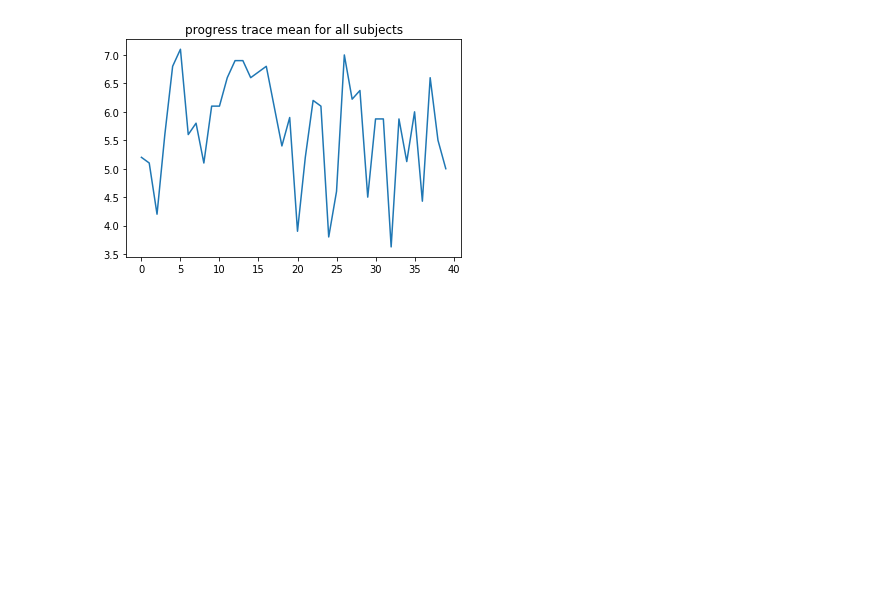
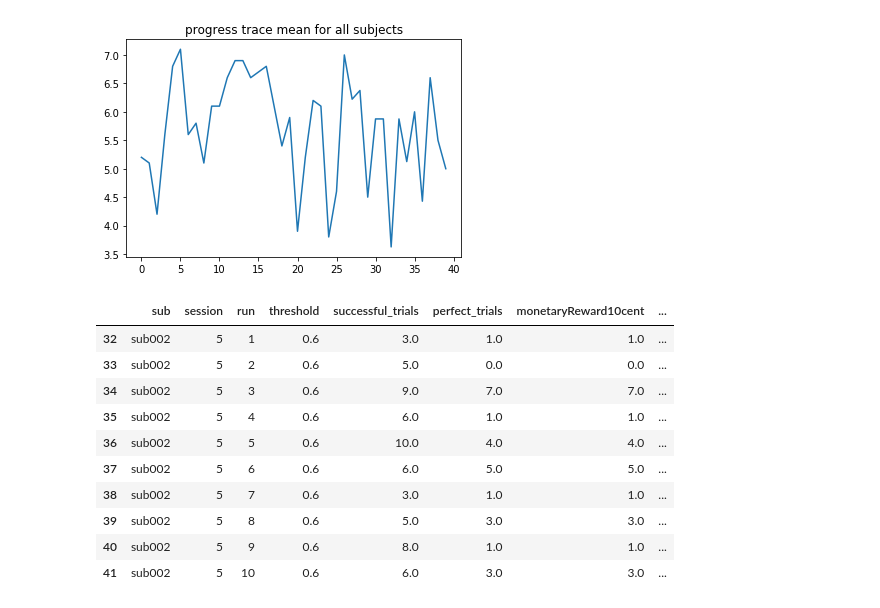
Before and after one commit to ericabusch/rtSynth_rt, a Jupyter notebook: view_adaptiveThreshold.ipynb, the cells around one changed output. Cells and saved outputs as stored; diff of their text form; code cells hidden in the pictures; blank space fills up the shorter version.

Commit message:
update adptive threshold view

```diff
--- a/view_adaptiveThreshold.ipynb
+++ b/view_adaptiveThreshold.ipynb
@@ -402,3 +402,25 @@ plt.title("progress trace mean for all subjects")
 # %% [output]
 Text(0.5, 1.0, 'progress trace mean for all subjects')
 [figure]
+# %%
+
+# a.drop(['monetaryReward1', 'monetaryReward5','monetaryReward9','monetaryReward13'], axis=1, inplace=True)
+b=a.iloc[32:]
+b
+# successful_trials = list(b['successful_trials'])
+# plt.plot(successful_trials)
+# plt.title("successful_trials across runs")
+# plt.xlabel("run ID")
+# plt.ylabel("successful_trials")
+# %% [output]
+|  | sub | session | run | threshold | successful_trials | perfect_trials | monetaryReward10cent | ... |
+| 32 | sub002 | 5 | 1 | 0.6 | 3.0 | 1.0 | 1.0 | ... |
+| 33 | sub002 | 5 | 2 | 0.6 | 5.0 | 0.0 | 0.0 | ... |
+| 34 | sub002 | 5 | 3 | 0.6 | 9.0 | 7.0 | 7.0 | ... |
+| 35 | sub002 | 5 | 4 | 0.6 | 6.0 | 1.0 | 1.0 | ... |
+| 36 | sub002 | 5 | 5 | 0.6 | 10.0 | 4.0 | 4.0 | ... |
+| 37 | sub002 | 5 | 6 | 0.6 | 6.0 | 5.0 | 5.0 | ... |
+| 38 | sub002 | 5 | 7 | 0.6 | 3.0 | 1.0 | 1.0 | ... |
+| 39 | sub002 | 5 | 8 | 0.6 | 5.0 | 3.0 | 3.0 | ... |
+| 40 | sub002 | 5 | 9 | 0.6 | 8.0 | 1.0 | 1.0 | ... |
+| 41 | sub002 | 5 | 10 | 0.6 | 6.0 | 3.0 | 3.0 | ... |
```
Also changed, not shown: parts of 11 cells of this notebook, 1 other file.
